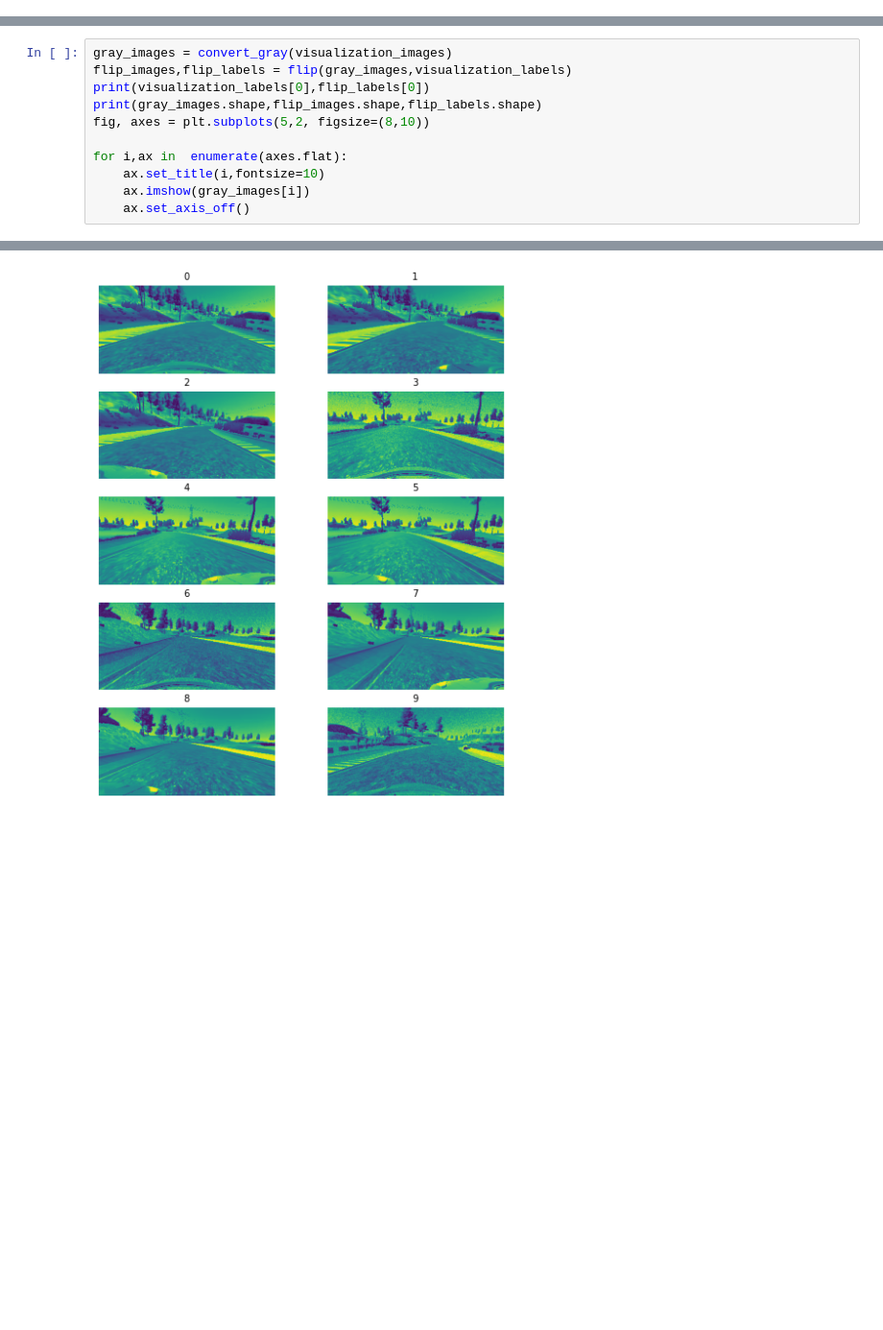
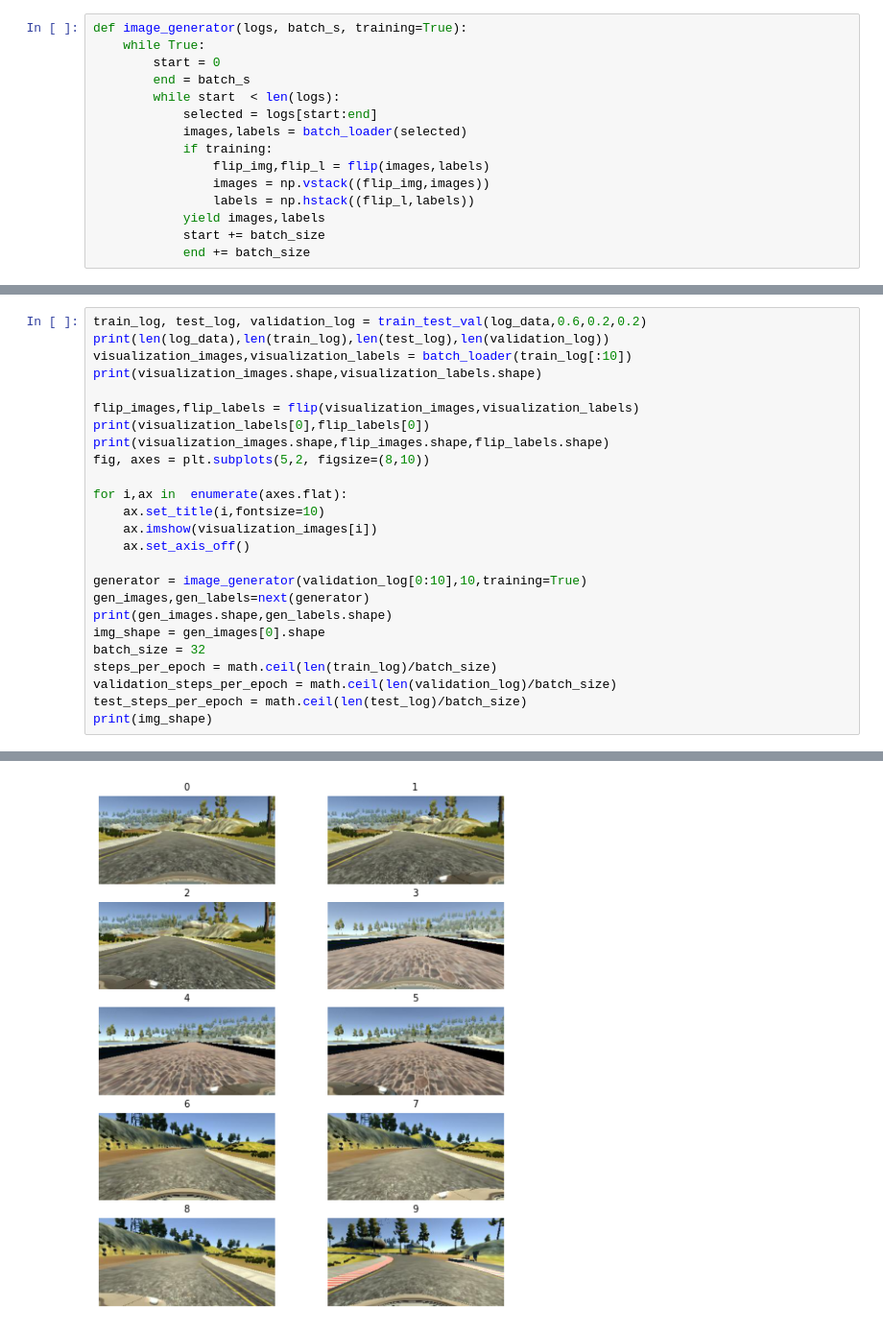
Before and after one commit to hurtadosanti/BehavioralCloning, a Jupyter notebook: BehavioralCloning.ipynb, the cells around one changed output, grey strips where cells are left out. Shown at 96% size. Cells and saved outputs as stored; diff of their text form; blank space fills up the shorter version.

Commit message:
Organize notebook for report
- Verify images and remove random noise
- Train and run the simulator to verify everything runs as expected

```diff
--- a/BehavioralCloning.ipynb
+++ b/BehavioralCloning.ipynb
@@ -120,0 +135,15 @@ print(visualization_images.shape,visualization_labels.shape)
+# %%
+def image_generator(logs, batch_s, training=True):
+    while True:
+        start = 0
+        end = batch_s
+        while start  < len(logs):
+            selected = logs[start:end]
+            images,labels = batch_loader(selected)
+            if training:
+                flip_img,flip_l = flip(images,labels)
+                images = np.vstack((flip_img,images))
+                labels = np.hstack((flip_l,labels))
+            yield images,labels
+            start += batch_size
+            end += batch_size
@@ -121,12 +152,26 @@ print(visualization_images.shape,visualization_labels.shape)
 # %%
-gray_images = convert_gray(visualization_images)
-flip_images,flip_labels = flip(gray_images,visualization_labels)
+train_log, test_log, validation_log = train_test_val(log_data,0.6,0.2,0.2)
+print(len(log_data),len(train_log),len(test_log),len(validation_log))
+visualization_images,visualization_labels = batch_loader(train_log[:10])
+print(visualization_images.shape,visualization_labels.shape)
+
+flip_images,flip_labels = flip(visualization_images,visualization_labels)
 print(visualization_labels[0],flip_labels[0])
-print(gray_images.shape,flip_images.shape,flip_labels.shape)
+print(visualization_images.shape,flip_images.shape,flip_labels.shape)
 fig, axes = plt.subplots(5,2, figsize=(8,10))
 
 for i,ax in  enumerate(axes.flat):
     ax.set_title(i,fontsize=10)
-    ax.imshow(gray_images[i])
+    ax.imshow(visualization_images[i])
     ax.set_axis_off()
+
+generator = image_generator(validation_log[0:10],10,training=True)
+gen_images,gen_labels=next(generator)
+print(gen_images.shape,gen_labels.shape)
+img_shape = gen_images[0].shape
+batch_size = 32
+steps_per_epoch = math.ceil(len(train_log)/batch_size)
+validation_steps_per_epoch = math.ceil(len(validation_log)/batch_size)
+test_steps_per_epoch = math.ceil(len(test_log)/batch_size)
+print(img_shape)
 # %% [output]
@@ -135 +184 @@ for i,ax in  enumerate(axes.flat):
-[figure, old version]
+[figure, new version]
```
Also changed, not shown: parts of 24 cells of this notebook, 1 other file.
